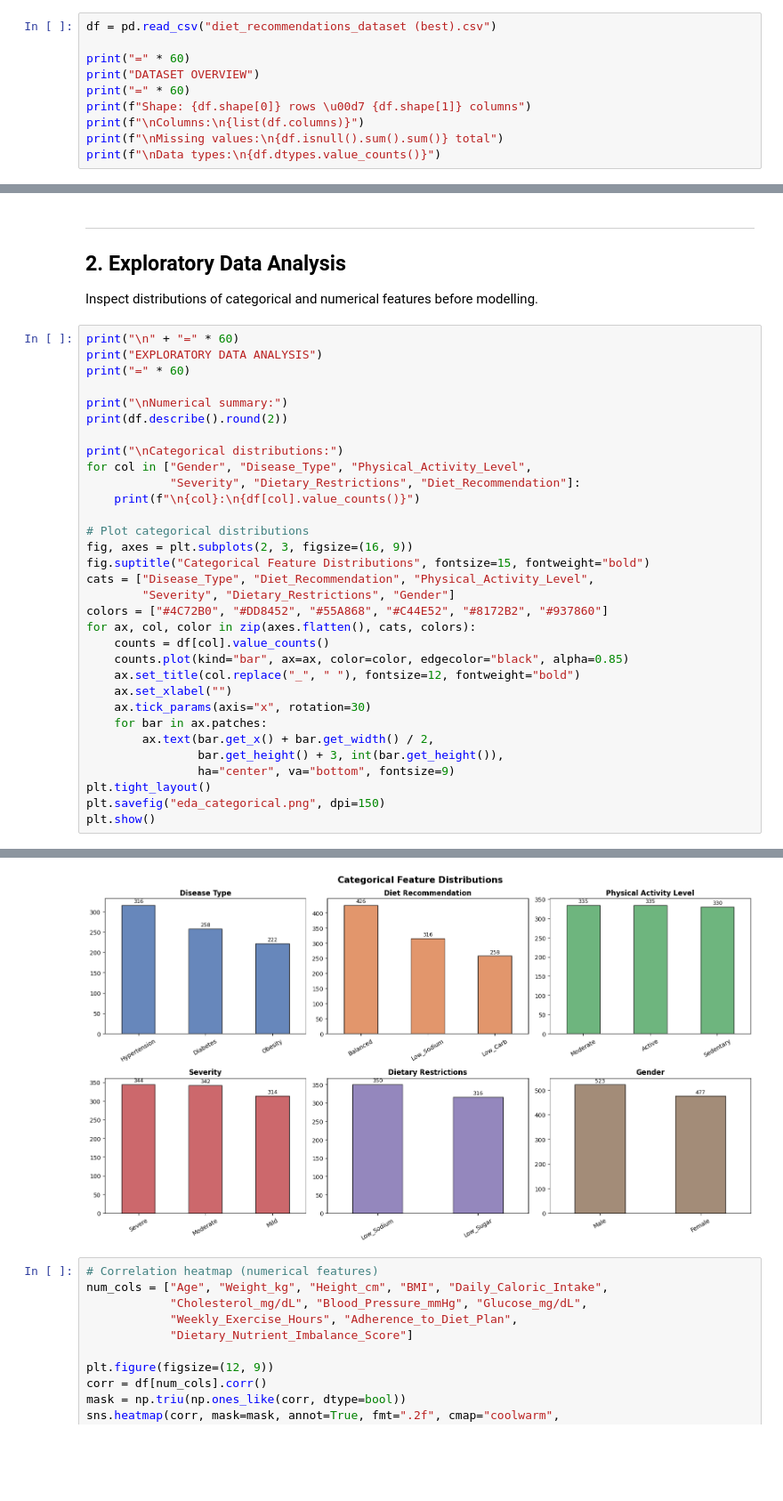
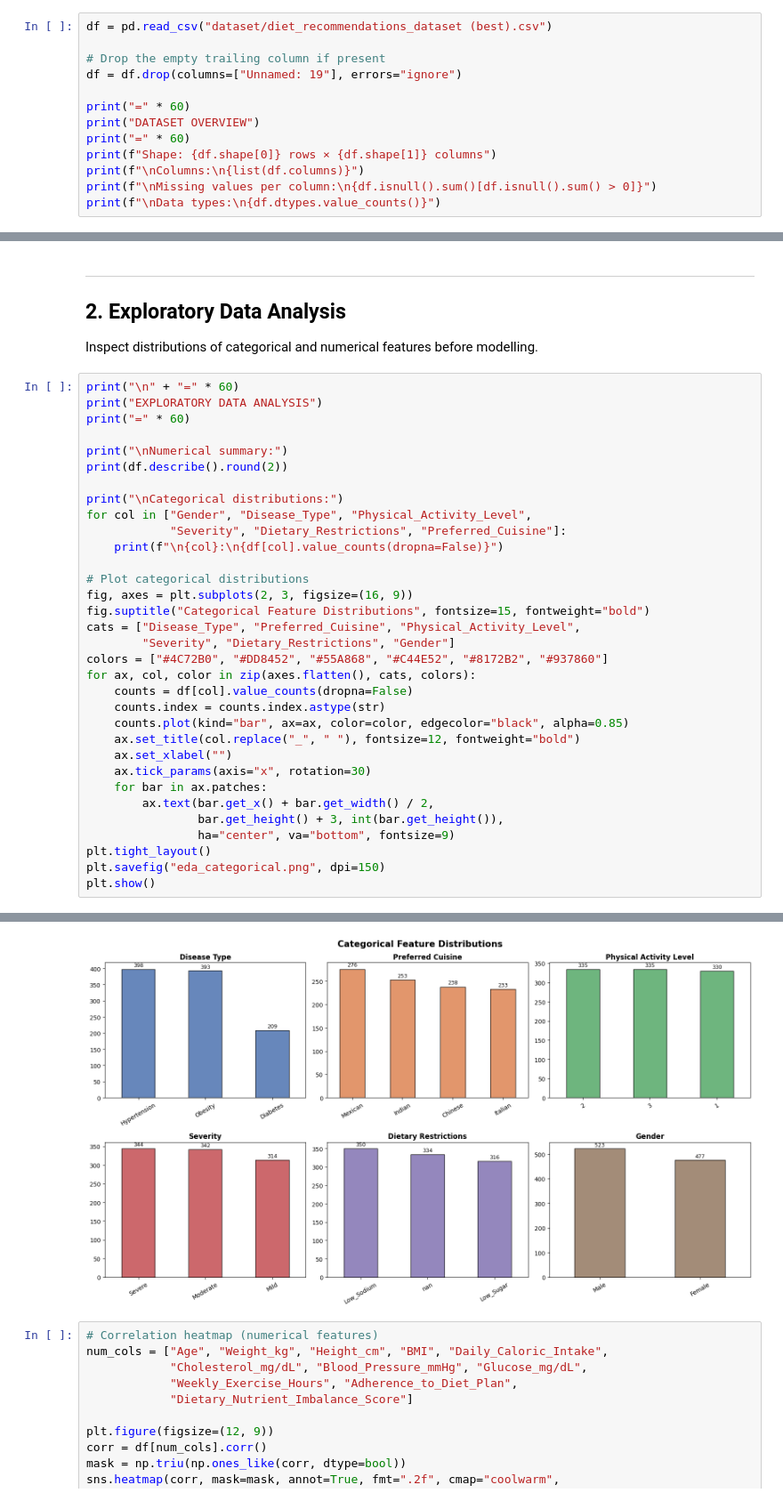
Before and after one commit to Fahad-Nawar/Dietary-analysis, a Jupyter notebook: dietary_analysis.ipynb, the cells around one changed output, grey strips where cells are left out. Shown at 89% size. Cells and saved outputs as stored; diff of their text form; blank space fills up the shorter version.

```diff
--- a/dietary_analysis.ipynb
+++ b/dietary_analysis.ipynb
@@ -33,14 +33,17 @@ from scipy.cluster.hierarchy import dendrogram, linkage
 ---
 ## 1. Load Data
 # %%
-df = pd.read_csv("diet_recommendations_dataset (best).csv")
+df = pd.read_csv("dataset/diet_recommendations_dataset (best).csv")
+
+# Drop the empty trailing column if present
+df = df.drop(columns=["Unnamed: 19"], errors="ignore")
 
 print("=" * 60)
 print("DATASET OVERVIEW")
 print("=" * 60)
-print(f"Shape: {df.shape[0]} rows \u00d7 {df.shape[1]} columns")
+print(f"Shape: {df.shape[0]} rows × {df.shape[1]} columns")
 print(f"\nColumns:\n{list(df.columns)}")
-print(f"\nMissing values:\n{df.isnull().sum().sum()} total")
+print(f"\nMissing values per column:\n{df.isnull().sum()[df.isnull().sum() > 0]}")
 print(f"\nData types:\n{df.dtypes.value_counts()}")
 # %% [output]
 ============================================================
@@ -73,17 +78,18 @@ print(df.describe().round(2))
 
 print("\nCategorical distributions:")
 for col in ["Gender", "Disease_Type", "Physical_Activity_Level",
-            "Severity", "Dietary_Restrictions", "Diet_Recommendation"]:
-    print(f"\n{col}:\n{df[col].value_counts()}")
+            "Severity", "Dietary_Restrictions", "Preferred_Cuisine"]:
+    print(f"\n{col}:\n{df[col].value_counts(dropna=False)}")
 
 # Plot categorical distributions
 fig, axes = plt.subplots(2, 3, figsize=(16, 9))
 fig.suptitle("Categorical Feature Distributions", fontsize=15, fontweight="bold")
-cats = ["Disease_Type", "Diet_Recommendation", "Physical_Activity_Level",
+cats = ["Disease_Type", "Preferred_Cuisine", "Physical_Activity_Level",
         "Severity", "Dietary_Restrictions", "Gender"]
 colors = ["#4C72B0", "#DD8452", "#55A868", "#C44E52", "#8172B2", "#937860"]
 for ax, col, color in zip(axes.flatten(), cats, colors):
-    counts = df[col].value_counts()
+    counts = df[col].value_counts(dropna=False)
+    counts.index = counts.index.astype(str)
     counts.plot(kind="bar", ax=ax, color=color, edgecolor="black", alpha=0.85)
     ax.set_title(col.replace("_", " "), fontsize=12, fontweight="bold")
     ax.set_xlabel("")
@@ -115,5 +121,5 @@ Low_Carb      258
 Name: count, dtype: int64
-[figure, old version]
+[figure, new version]
 # %%
 # Correlation heatmap (numerical features)
 num_cols = ["Age", "Weight_kg", "Height_cm", "BMI", "Daily_Caloric_Intake",
```
Also changed, not shown: parts of 9 cells of this notebook, 9 other files.
